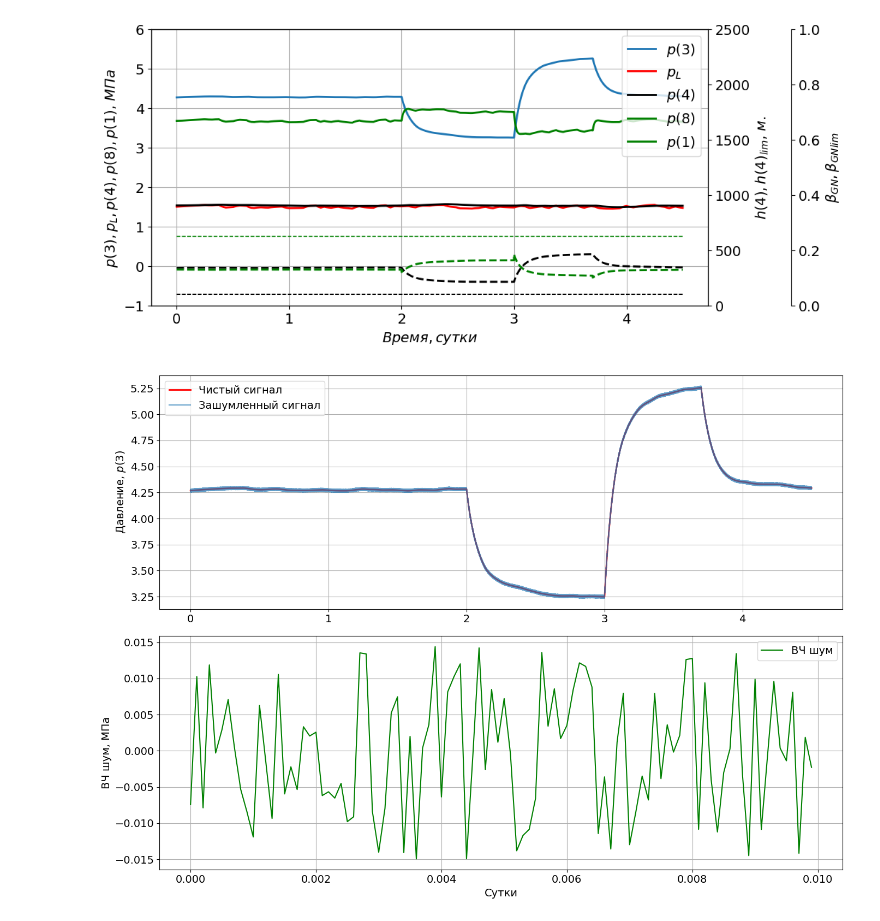
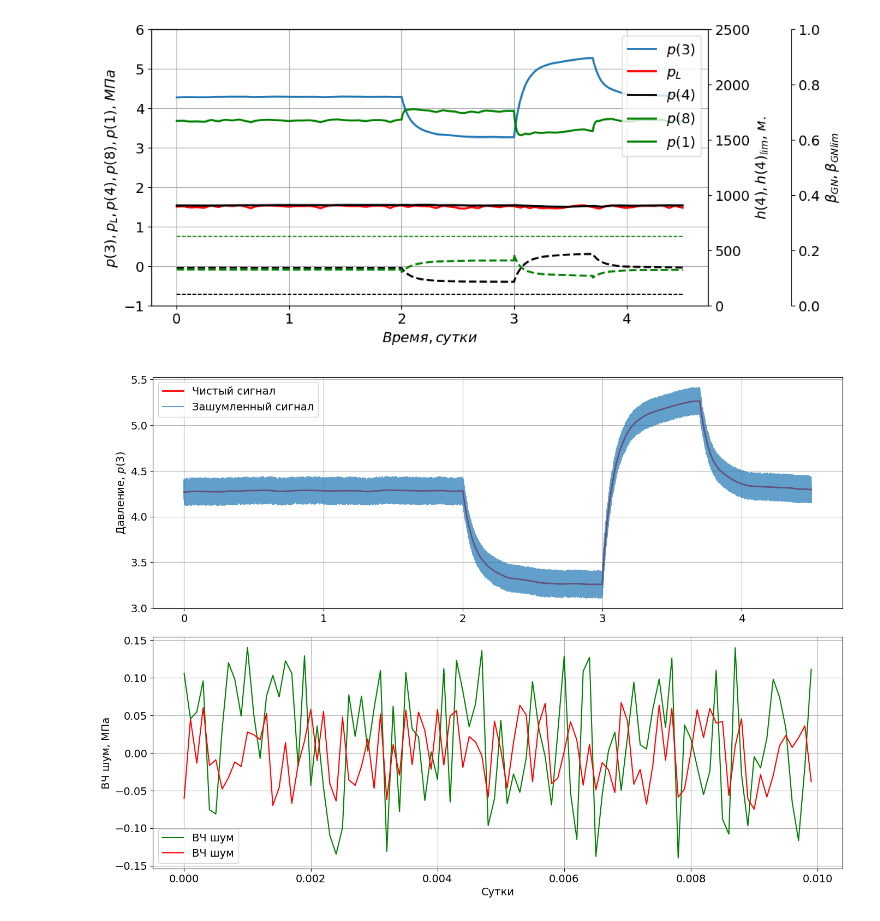
Before and after one commit to IANovoselov/well, a Jupyter notebook: src/well.ipynb, the cells around one changed output. Drawn from its saved outputs; the diff is of its cells as text; code cells hidden in the pictures.

```diff
--- a/src/well.ipynb
+++ b/src/well.ipynb
@@ -74,35 +70,37 @@ plot.show()
     from matplotlib import pyplot as plt
     # Добавление шумов
     clean_pressure = df['p_3']
 
     # Добавление шумов
-    noisy_pressure, hf_noise = add_noise(clean_pressure, dt)
+    noisy_pressure, hf_noise = add_noise(clean_pressure, dt, hf_amplitude=0.1)
+    noisy_pressure2, hf_noise2 = add_noise(clean_pressure, dt, hf_amplitude=0.05)
 
     # Визуализация
     plt.figure(figsize=(14, 10))
 
     # График давления
     plt.subplot(2, 1, 1)
     plt.plot(df['x'], clean_pressure, label='Чистый сигнал', color='r', lw=2)
     plt.plot(df['x'], noisy_pressure, label='Зашумленный сигнал', alpha=0.7)
     plt.ylabel('Давление, $p(3)$')
 
     plt.legend()
     plt.grid()
 
     # График ВЧ шума
     plt.subplot(2, 1, 2)
     plt.plot(df['x'][:100], hf_noise[:100], label='ВЧ шум', color='green')
+    plt.plot(df['x'][:100], hf_noise2[:100], label='ВЧ шум', color='r')
     plt.ylabel('ВЧ шум, МПа')
     plt.xlabel('Сутки')
     plt.legend()
     plt.grid()
 
 
     plt.tight_layout()
     plt.show()
 # %% [output]
-[figure, old version]
+[figure, new version]
 # %%
 meter = Meter(dt)
 meter.noise_enable = True
```
Also changed, not shown: parts of 18 cells of this notebook, 2 other files.
